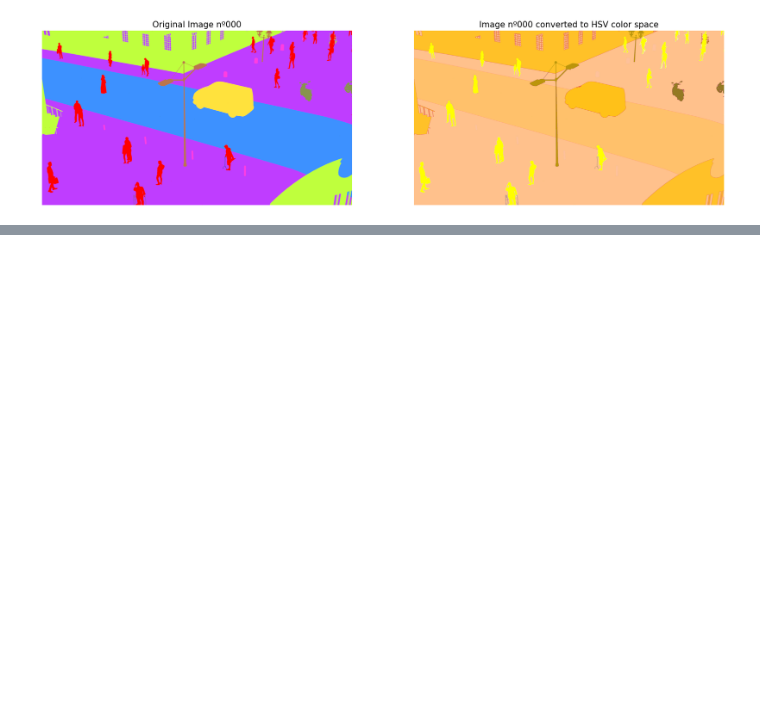
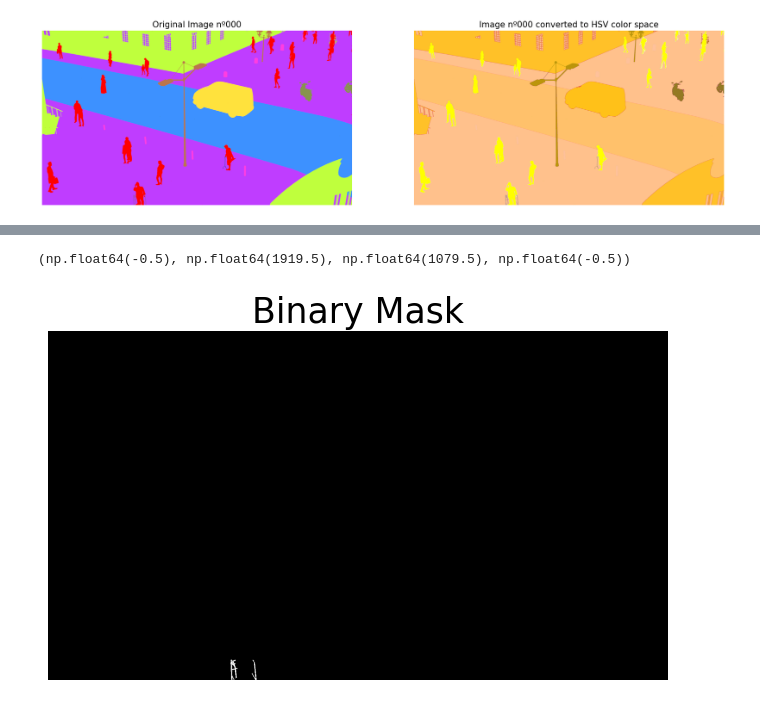
Before and after one commit to rpgouveia/pucpr_pibiti_semantic_segmentation, a Jupyter notebook: study_color_conversion_v2/walker_v3_resize.ipynb, the cells around one changed output, grey strips where cells are left out. Cells and saved outputs as stored; diff of their text form; code cells hidden in the pictures; blank space fills up the shorter version.

```diff
--- a/study_color_conversion_v2/walker_v3_resize.ipynb
+++ b/study_color_conversion_v2/walker_v3_resize.ipynb
@@ -83,6 +80,36 @@ plt.show()
 cv.imshow("Inspect Image", mask_extraction)
 cv.waitKey(0)
 cv.destroyAllWindows()
+# %%
+### Process 2 - Find Contours and Remove Noise
+contours, hierarchy = cv.findContours(mask_extraction, cv.RETR_TREE, cv.CHAIN_APPROX_SIMPLE)
+
+# Create empty mask
+filtered_mask = np.zeros_like(mask_extraction)
+
+# Define minimum area
+min_area = 5
+
+# Filter by area and preserve structure
+for contour in contours:
+    area = cv.contourArea(contour)
+    if area >= min_area:
+        # Create mask for this specific contour
+        temp_mask = np.zeros_like(mask_extraction)
+        cv.drawContours(temp_mask, [contour], -1, (255), -1)
+
+        # Preserve original pixels within outline
+        contour_region = cv.bitwise_and(mask_extraction, temp_mask)
+        filtered_mask = cv.bitwise_or(filtered_mask, contour_region)
+
+# Visualize updated mask
+plt.figure(figsize=[8,8])
+plt.imshow(filtered_mask, cmap='gray')
+plt.title("Binary Mask",fontdict={'fontsize': 25})
+plt.axis('off')
+# %% [output]
+(np.float64(-0.5), np.float64(1919.5), np.float64(1079.5), np.float64(-0.5))
+[figure, added]
 # %%
 import collections
 
```
Also changed, not shown: parts of 8 cells of this notebook.
